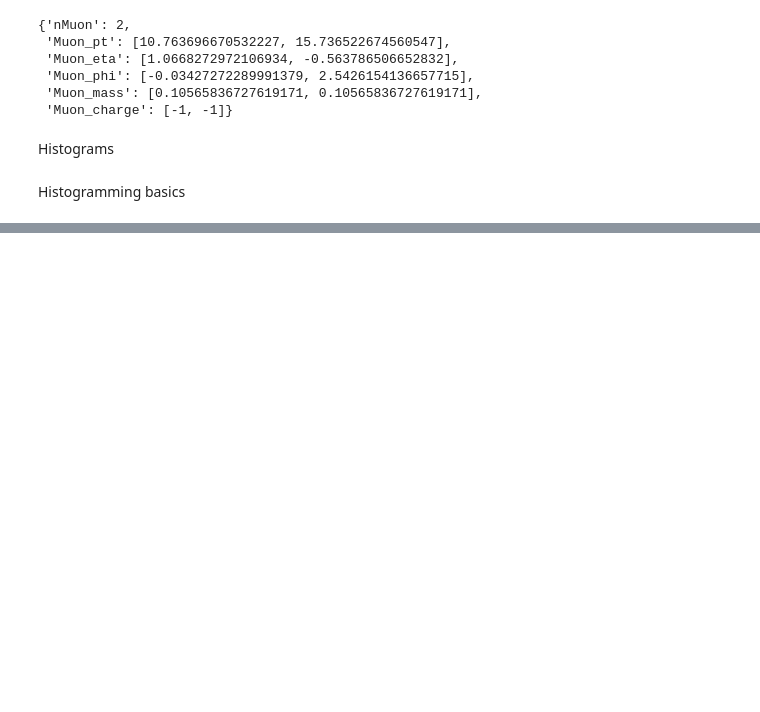
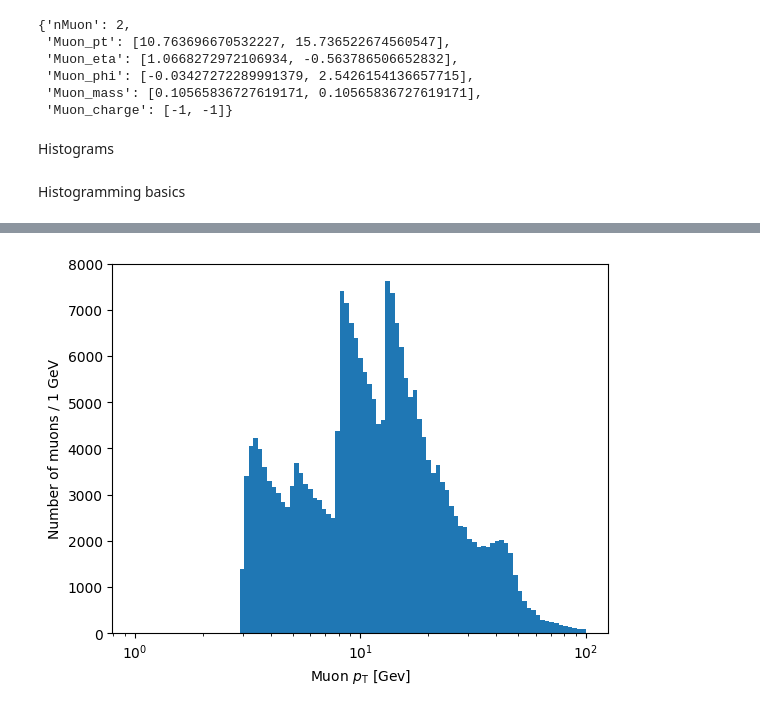
Before and after one commit to SiyeonHwang/Kinematic-Fit, a Jupyter notebook: Uproot.ipynb, the cells around one changed output, grey strips where cells are left out. Saved outputs shown, nothing was run; the diff lists cells and outputs as text; code cells hidden in the pictures; blank space fills up the shorter version.

```diff
--- a/Uproot.ipynb
+++ b/Uproot.ipynb
@@ -89,0 +108,11 @@ plt.hist(branches["nMuon"])
+# %%
+import awkward as ak
+
+plt.hist(ak.flatten(branches["Muon_pt"]), bins = np.logspace(np.log10(1), np.log10(100), 100))
+plt.xlabel("Muon $p_{\mathrm{T}}$ [Gev]")
+plt.xscale("log")
+plt.ylabel("Number of muons / 1 GeV")
+# plt.yscale("log")
+plt.show()
+# %% [output]
+[figure, added]
```
Also changed, not shown: parts of 24 cells of this notebook.
